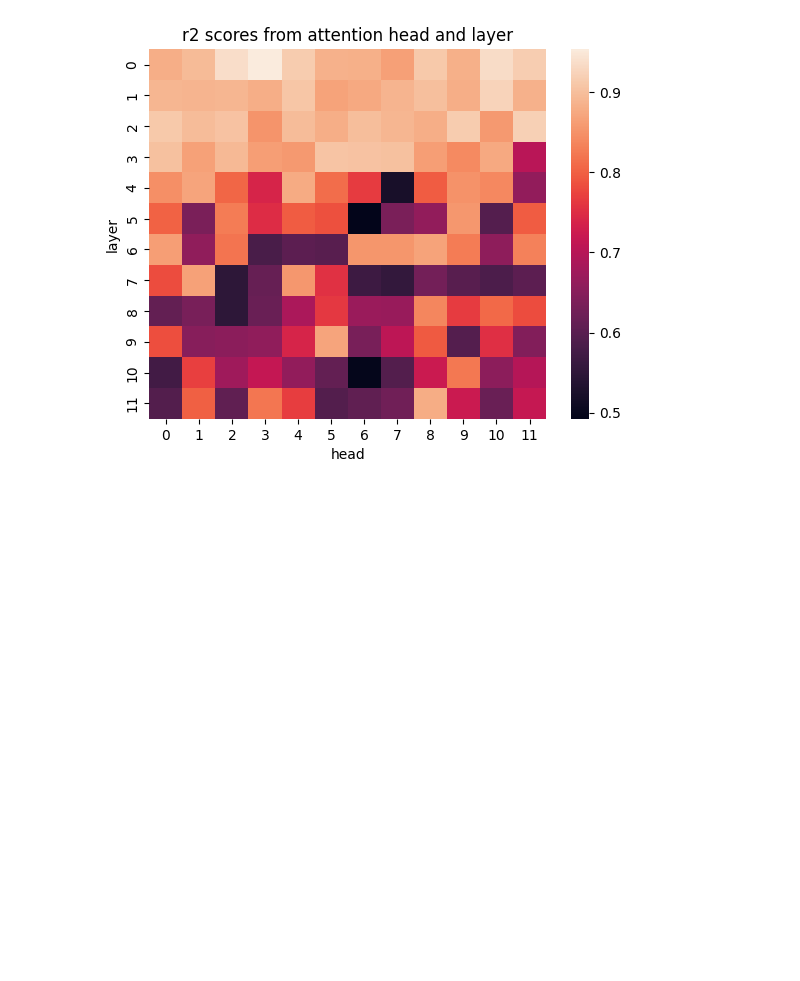
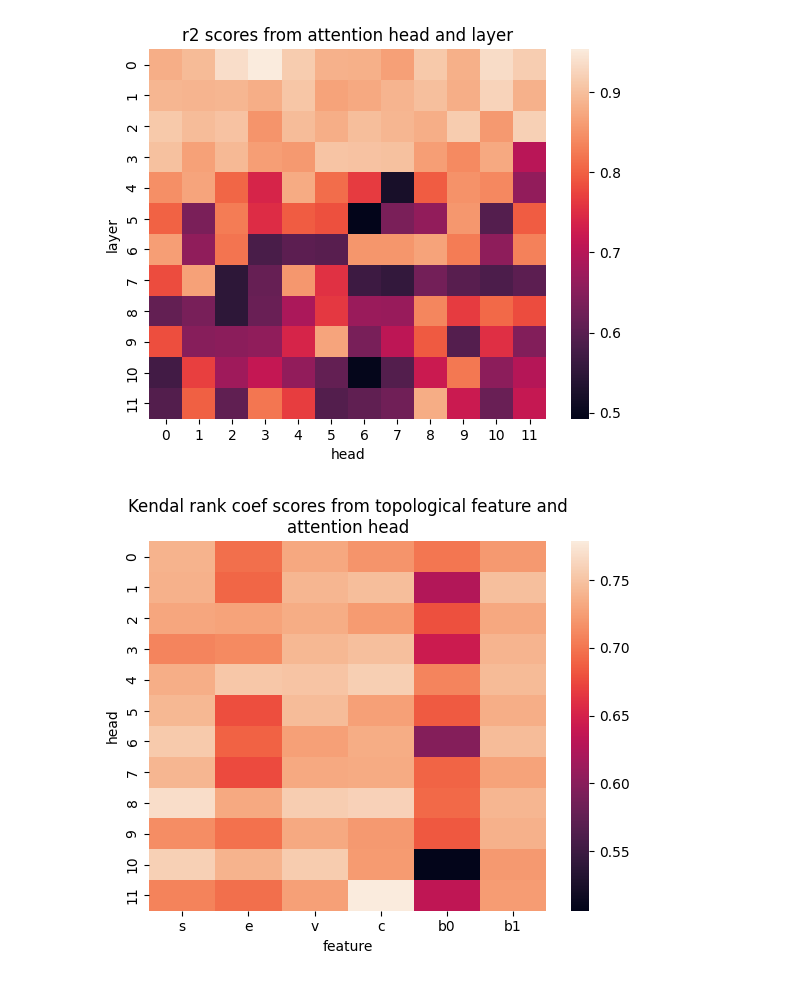
Before and after one commit to ShishckovA/FinetuniePerformancePrediction, a Jupyter notebook: src/final_regressor.ipynb, the cells around one changed output. Saved outputs shown, nothing was run; the diff lists cells and outputs as text; code cells hidden in the pictures; blank space fills up the shorter version.

```diff
--- a/src/final_regressor.ipynb
+++ b/src/final_regressor.ipynb
@@ -274,3 +285,22 @@ plt.xlabel("head")
 plt.ylabel("layer");
 # %% [output]
 [figure]
+# %%
+arr_kendal = np.array([
+    [
+        [
+            scores_kendaltau[layer, head, feature]
+            for feature in range(n_features)
+        ]
+        for head in range(n_heads)
+    ]
+    for layer in range(n_layers)
+])
+# %%
+sns.heatmap(arr_kendal.mean(axis=0))
+plt.title("Kendal rank coef scores from topological feature and\nattention head")
+plt.xlabel("feature")
+plt.xticks(np.arange(0.5, 6.5, 1), ["s", "e", "v", "c", "b0", "b1"])
+plt.ylabel("head");
+# %% [output]
+[figure, added]
```
Also changed, not shown: parts of 7 cells of this notebook.
